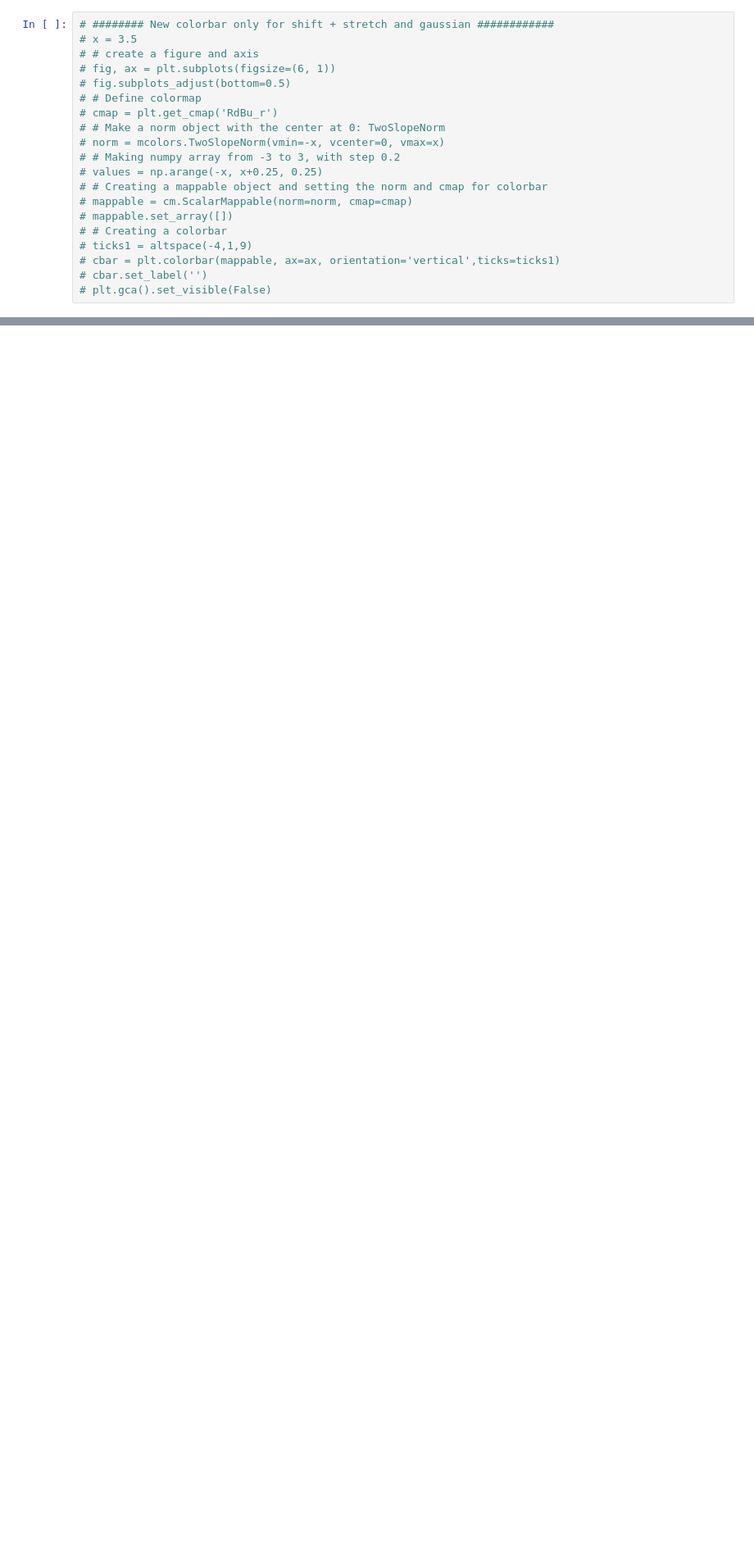
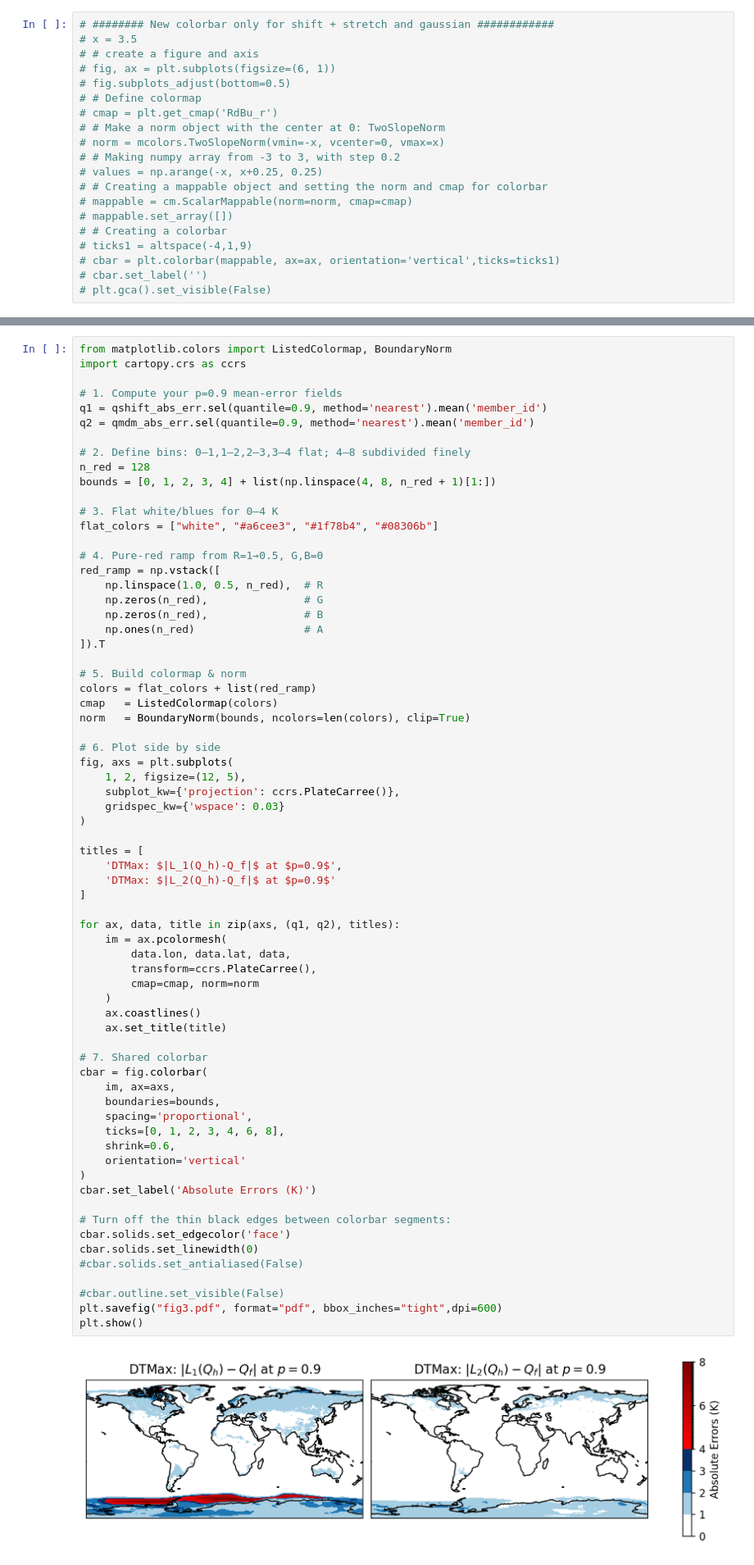
Before and after one commit to hrhampapura/moment_delta_mapping, a Jupyter notebook: notebooks/ncar_casper/03_sgp_global_lens2.ipynb, the cells around one changed output, grey strips where cells are left out. Shown at 82% size. Drawn from its saved outputs; the diff is of its cells as text; blank space fills up the shorter version.

```diff
--- a/notebooks/ncar_casper/03_sgp_global_lens2.ipynb
+++ b/notebooks/ncar_casper/03_sgp_global_lens2.ipynb
@@ -537,0 +580,70 @@ Wall time: 12.3 s
+# %%
+from matplotlib.colors import ListedColormap, BoundaryNorm
+import cartopy.crs as ccrs
+
+# 1. Compute your p=0.9 mean‐error fields
+q1 = qshift_abs_err.sel(quantile=0.9, method='nearest').mean('member_id')
+q2 = qmdm_abs_err.sel(quantile=0.9, method='nearest').mean('member_id')
+
+# 2. Define bins: 0–1,1–2,2–3,3–4 flat; 4–8 subdivided finely
+n_red = 128
+bounds = [0, 1, 2, 3, 4] + list(np.linspace(4, 8, n_red + 1)[1:])
+
+# 3. Flat white/blues for 0–4 K
+flat_colors = ["white", "#a6cee3", "#1f78b4", "#08306b"]
+
+# 4. Pure‐red ramp from R=1→0.5, G,B=0
+red_ramp = np.vstack([
+    np.linspace(1.0, 0.5, n_red),  # R
+    np.zeros(n_red),               # G
+    np.zeros(n_red),               # B
+    np.ones(n_red)                 # A
+]).T
+
+# 5. Build colormap & norm
+colors = flat_colors + list(red_ramp)
+cmap   = ListedColormap(colors)
+norm   = BoundaryNorm(bounds, ncolors=len(colors), clip=True)
+
+# 6. Plot side by side
+fig, axs = plt.subplots(
+    1, 2, figsize=(12, 5),
+    subplot_kw={'projection': ccrs.PlateCarree()},
+    gridspec_kw={'wspace': 0.03}
+)
+
+titles = [
+    'DTMax: $|L_1(Q_h)-Q_f|$ at $p=0.9$',
+    'DTMax: $|L_2(Q_h)-Q_f|$ at $p=0.9$'
+]
+
+for ax, data, title in zip(axs, (q1, q2), titles):
+    im = ax.pcolormesh(
+        data.lon, data.lat, data,
+        transform=ccrs.PlateCarree(),
+        cmap=cmap, norm=norm
+    )
+    ax.coastlines()
+    ax.set_title(title)
+
+# 7. Shared colorbar
+cbar = fig.colorbar(
+    im, ax=axs,
+    boundaries=bounds,
+    spacing='proportional',
+    ticks=[0, 1, 2, 3, 4, 6, 8],
+    shrink=0.6,
+    orientation='vertical'
+)
+cbar.set_label('Absolute Errors (K)')
+
+# Turn off the thin black edges between colorbar segments:
+cbar.solids.set_edgecolor('face')
+cbar.solids.set_linewidth(0)
+#cbar.solids.set_antialiased(False)
+
+#cbar.outline.set_visible(False)
+plt.savefig("fig3.pdf", format="pdf", bbox_inches="tight",dpi=600)
+plt.show()
+# %% [output]
+[figure, added]
```
Also changed, not shown: parts of 12 cells of this notebook, 7 other files.
